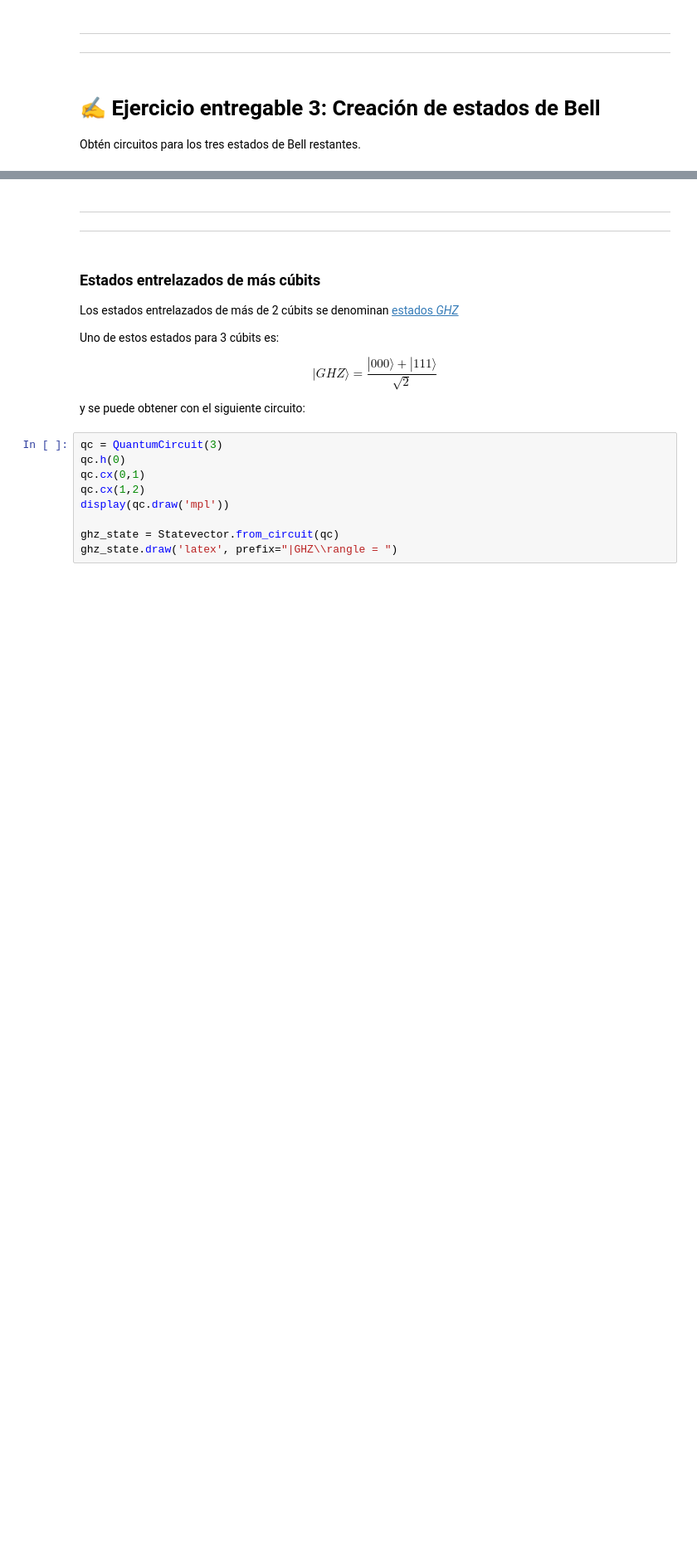
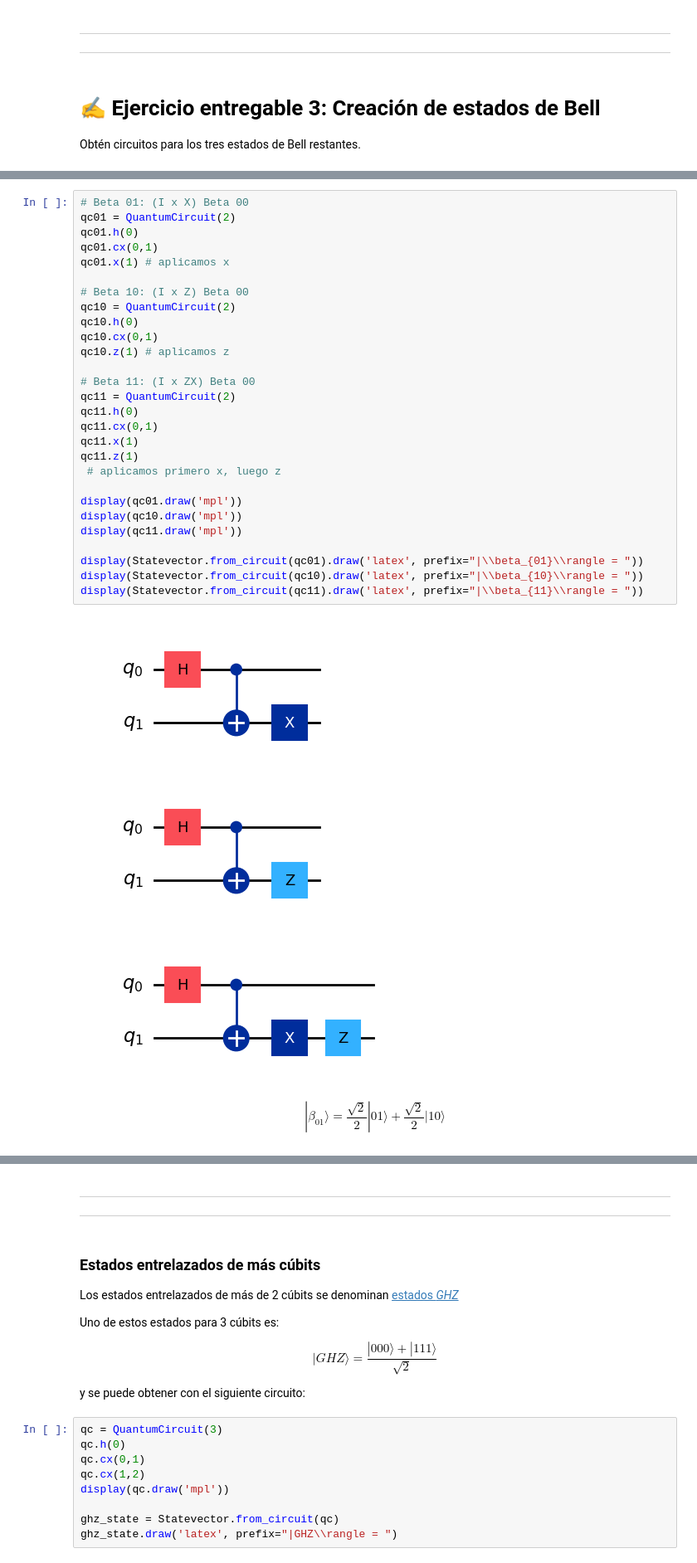
Before and after one commit to mateofra/CUANTICA, a Jupyter notebook: 02. Bits y Cúbits.ipynb, the cells around one changed output, grey strips where cells are left out. Shown at 83% size. Cells and saved outputs as stored; diff of their text form; blank space fills up the shorter version.

```diff
--- a/02. Bits y Cúbits.ipynb
+++ b/02. Bits y Cúbits.ipynb
@@ -1750,0 +1820,33 @@ angle = - \frac{\sqrt{2}}{2} |01\rangle+\frac{\sqrt{2}}{2} |10\rangle$$
+# %%
+# Beta 01: (I x X) Beta 00
+qc01 = QuantumCircuit(2)
+qc01.h(0)
+qc01.cx(0,1)
+qc01.x(1) # aplicamos x
+
+# Beta 10: (I x Z) Beta 00
+qc10 = QuantumCircuit(2)
+qc10.h(0)
+qc10.cx(0,1)
+qc10.z(1) # aplicamos z
+
+# Beta 11: (I x ZX) Beta 00
+qc11 = QuantumCircuit(2)
+qc11.h(0)
+qc11.cx(0,1)
+qc11.x(1)
+qc11.z(1)
+ # aplicamos primero x, luego z
+
+display(qc01.draw('mpl'))
+display(qc10.draw('mpl'))
+display(qc11.draw('mpl'))
+
+display(Statevector.from_circuit(qc01).draw('latex', prefix="|\\beta_{01}\\rangle = "))
+display(Statevector.from_circuit(qc10).draw('latex', prefix="|\\beta_{10}\\rangle = "))
+display(Statevector.from_circuit(qc11).draw('latex', prefix="|\\beta_{11}\\rangle = "))
+# %% [output]
+[figure, added]
+[figure, added]
+[figure, added]
+$$|\beta_{01}\rangle = \frac{\sqrt{2}}{2} |01\rangle+\frac{\sqrt{2}}{2} |10\rangle$$
```
Also changed, not shown: parts of 24 cells of this notebook.
